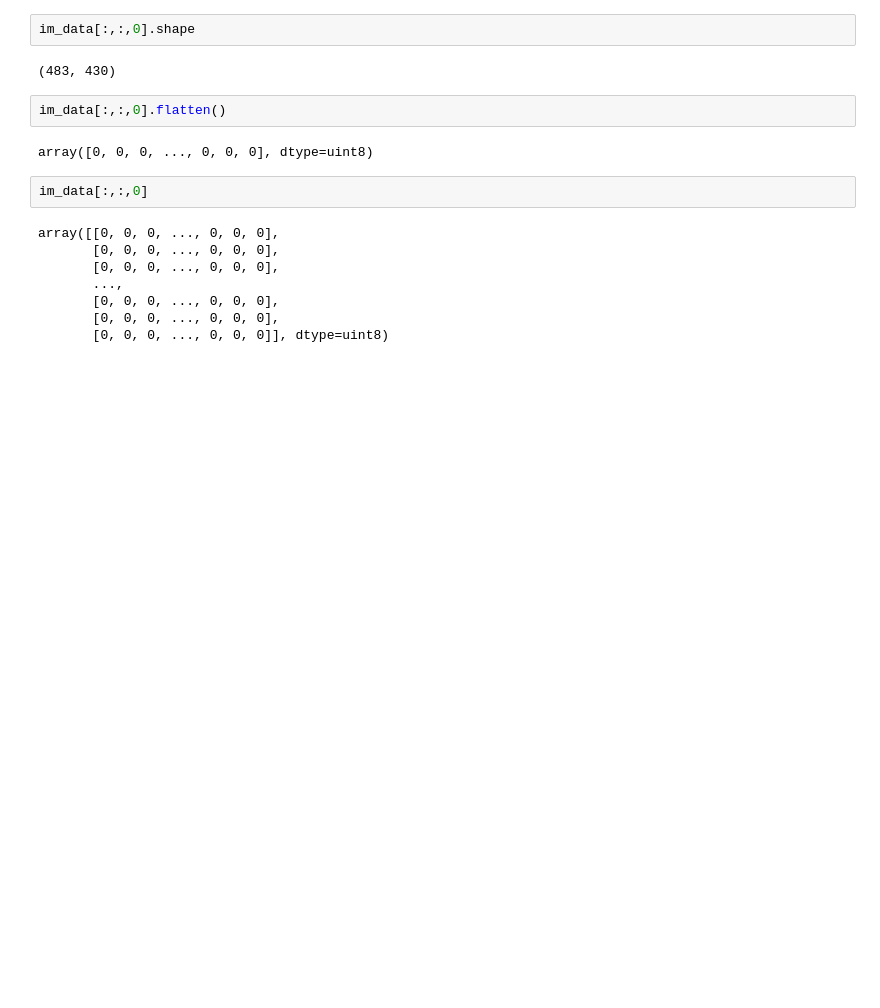
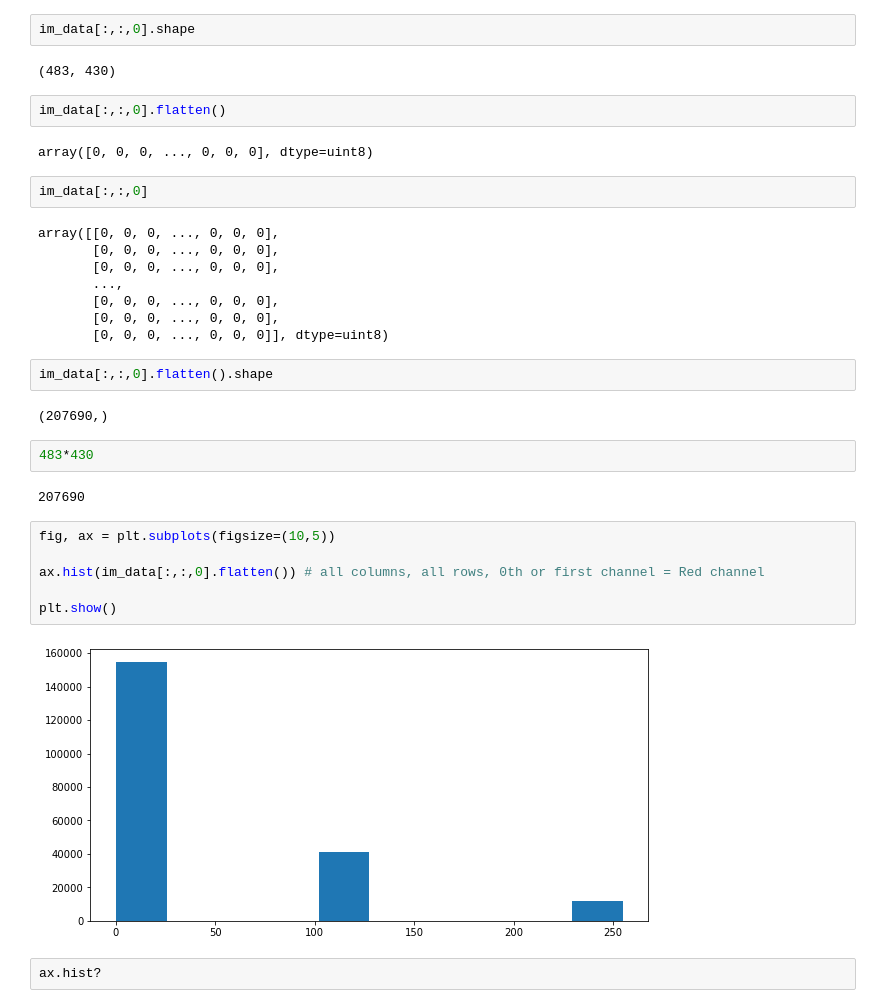
Before and after one commit to UIUC-iSchool-DataViz/is445_spring2022, a Jupyter notebook: _site/week02/inClass_week02.ipynb, the cells around one changed output. Cells and saved outputs as stored; diff of their text form; blank space fills up the shorter version.

```diff
--- a/_site/week02/inClass_week02.ipynb
+++ b/_site/week02/inClass_week02.ipynb
@@ -171,3 +171,21 @@ array([[0, 0, 0, ..., 0, 0, 0],
        [0, 0, 0, ..., 0, 0, 0],
        [0, 0, 0, ..., 0, 0, 0],
        [0, 0, 0, ..., 0, 0, 0]], dtype=uint8)
+# %%
+im_data[:,:,0].flatten().shape
+# %% [output]
+(207690,)
+# %%
+483*430
+# %% [output]
+207690
+# %%
+fig, ax = plt.subplots(figsize=(10,5))
+
+ax.hist(im_data[:,:,0].flatten()) # all columns, all rows, 0th or first channel = Red channel
+
+plt.show()
+# %% [output]
+[figure, added]
+# %%
+ax.hist?
```
